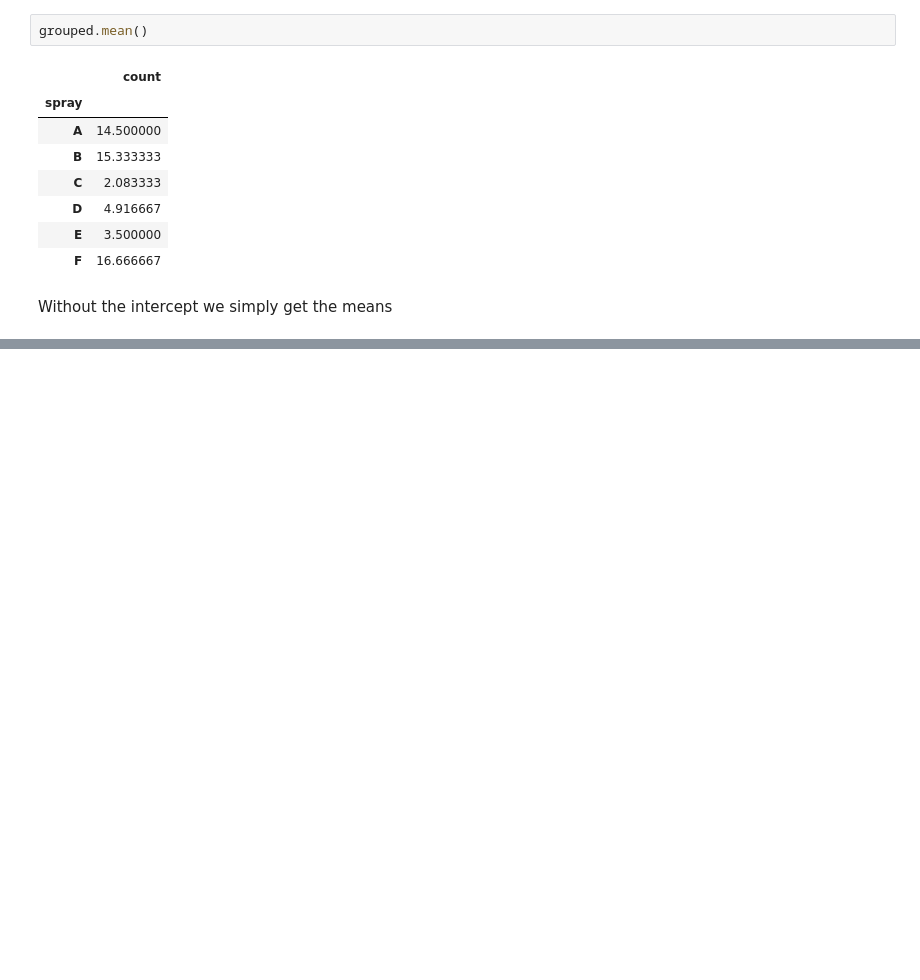
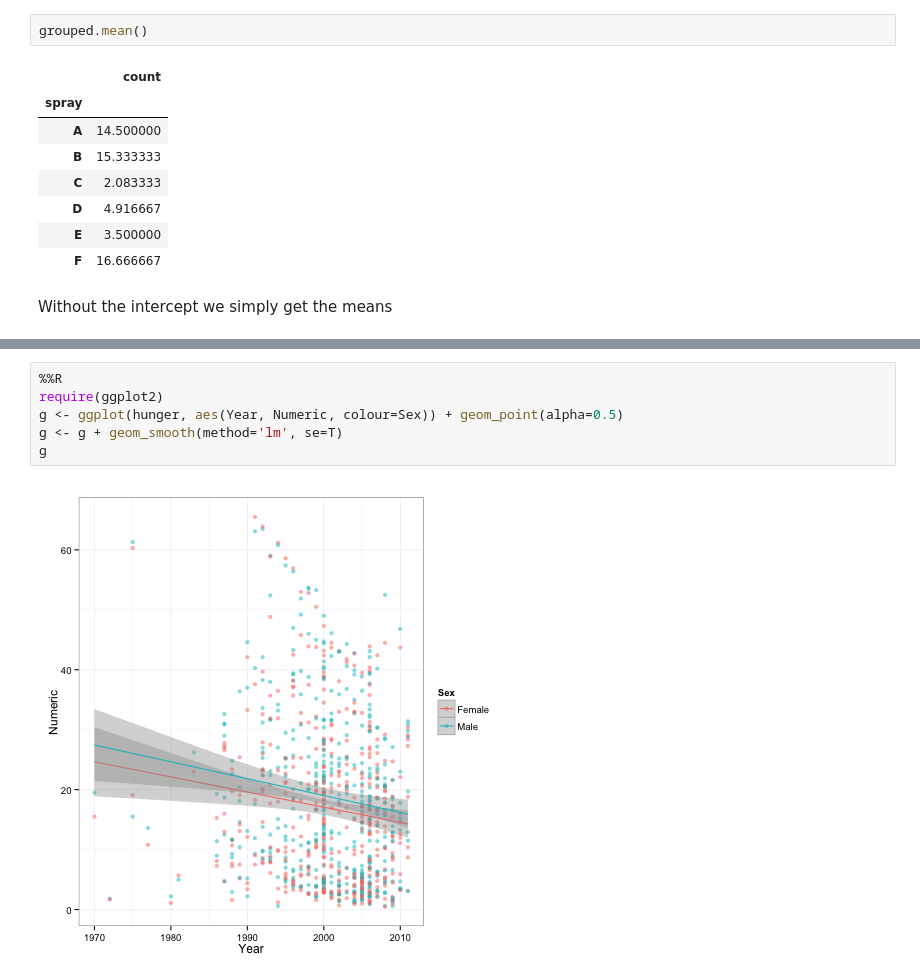
Before and after one commit to idrisr/coursera-regressions, a Jupyter notebook: regressions.ipynb, the cells around one changed output, grey strips where cells are left out. Saved outputs shown, nothing was run; the diff lists cells and outputs as text; blank space fills up the shorter version.

```diff
--- a/regressions.ipynb
+++ b/regressions.ipynb
@@ -2121,0 +2240,8 @@ Without the intercept we simply get the means
+# %%
+%%R
+require(ggplot2)
+g <- ggplot(hunger, aes(Year, Numeric, colour=Sex)) + geom_point(alpha=0.5)
+g <- g + geom_smooth(method='lm', se=T)
+g
+# %% [output]
+[figure, added]
```
Also changed, not shown: parts of 51 cells of this notebook.
